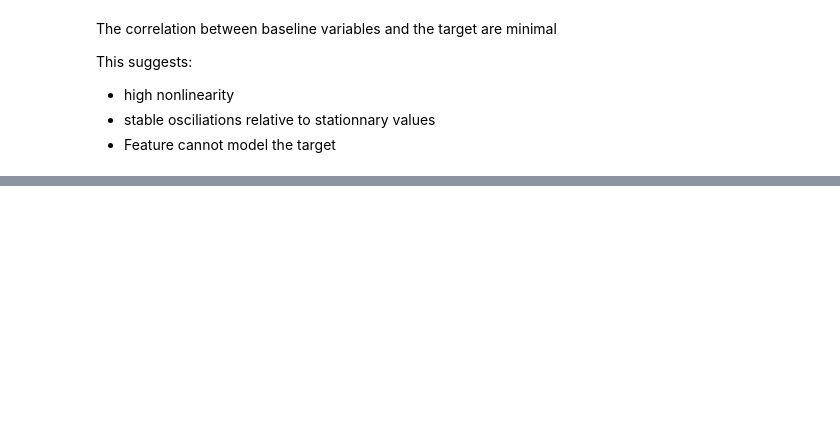
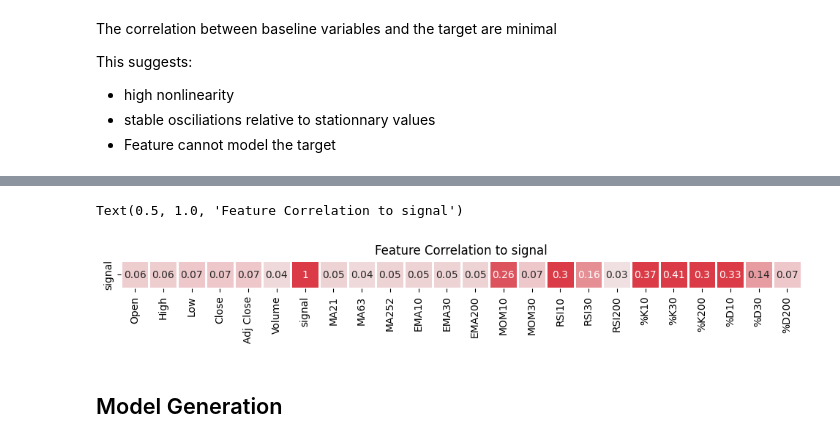
Before and after one commit to atisben/RL-Trading, a Jupyter notebook: trading.ipynb, the cells around one changed output, grey strips where cells are left out. Saved outputs shown, nothing was run; the diff lists cells and outputs as text; code cells hidden in the pictures; blank space fills up the shorter version.

Commit message:
first version of the modelization

```diff
--- a/trading.ipynb
+++ b/trading.ipynb
@@ -215,0 +301,14 @@ def rsi(df, periods, ema=True) -> pd.Series:
+# %%
+corr_mat = df.corr().round(2).transpose()
+shape = corr_mat.shape[0]
+corr = corr_mat.loc[:, df.columns == "signal"].transpose()
+
+f, ax = plt.subplots(figsize=(12,0.5))
+cmap = sns.diverging_palette(220, 10, as_cmap=True)
+sns.heatmap(corr, vmin=-0.3, vmax=0.3, center=0, cmap=cmap, square=False, lw=2, annot=True, cbar=False)
+plt.title(f'Feature Correlation to signal')
+# %% [output]
+Text(0.5, 1.0, 'Feature Correlation to signal')
+[figure, added]
+# %% [markdown]
+## Model Generation
```
Also changed, not shown: parts of 29 cells of this notebook, 1 other file.
